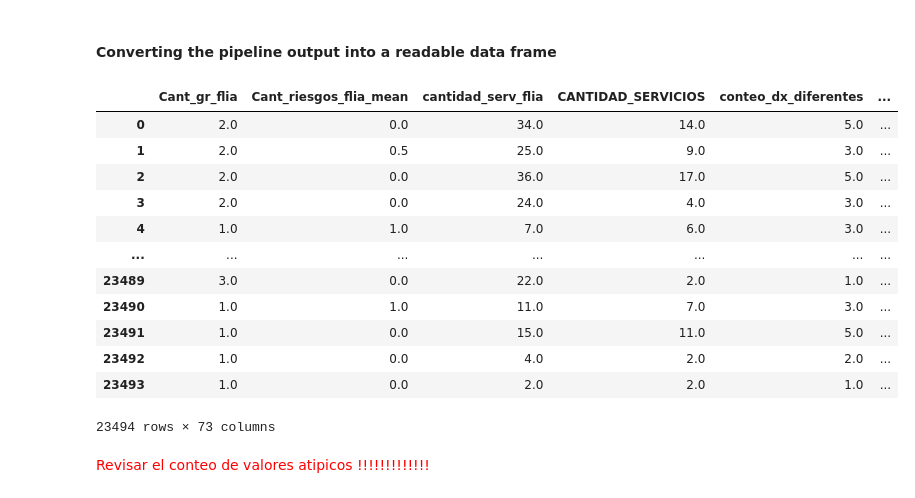
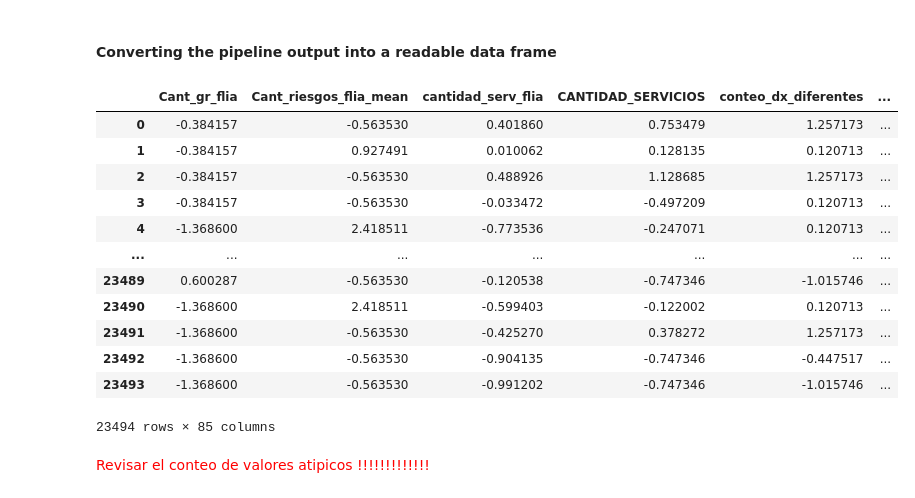
Before and after one commit to Daniel1martinez2/prostate_challenge_FDA, a Jupyter notebook: submission copy.ipynb, the cells around one changed output. Cells and saved outputs as stored; diff of their text form; code cells hidden in the pictures.

```diff
--- a/submission copy.ipynb
+++ b/submission copy.ipynb
@@ -86,7 +118,8 @@ numeric_columns = [
     'Intercepto_flia',
     'Target',
     'Cant_Fliar_CP',
-    'Cant_Fliar_riesgos'
+    'Cant_Fliar_riesgos',
+    'RIESGOS',
 ]
 
 categorical_columns = [
@@ -106,7 +139,6 @@ categorical_columns = [
     'HIPERTENSION',
     'HIPERTENSION_FAMILIAR',
     'OTROS_ANTECEDENTES_VASCULARES',
-    'RIESGOS',
     'ESTADO_CIVI',
     'estrato',
     'parentesco',
@@ -210,34 +212,33 @@ After dropping additional features, including `'Cant_Fliar_riesgos'`, `'Cant_Fli
 ## Preprocessing Pipeline_________________________________________________
 # %%
 updated_numeric_columns = [col for col in numeric_columns if col not in features_to_drop]
-updated_ordinal_columns = [col for col in ordinal_columns if col not in features_to_drop]
-updated_nominal_columns = [col for col in nominal_columns if col not in features_to_drop]
+updated_categorical_columns = [col for col in categorical_columns if col not in features_to_drop]
 # %%
+
+
+# Definir transformador para columnas numéricas
 numeric_transformer = Pipeline(steps=[
-    ('imputer', SimpleImputer(strategy='mean')),
-    ('winsorizer', Winsorizer(capping_method='quantiles', tail='right', fold=0.05)),
+    ('imputer', SimpleImputer(strategy='mean')),  # Imputación de valores faltantes
+    ('winsorizer', Winsorizer(capping_method='quantiles', tail='right', fold=0.05)),  # Manejo de outliers
+    ('scaler', StandardScaler())  # Estandarización
 ])
 
-ordinal_transformer = Pipeline(steps=[
-    ('imputer', SimpleImputer(strategy='most_frequent')),
-    ('ordinal_encoder', OrdinalEncoder(handle_unknown='use_encoded_value', unknown_value=-1))
+# Definir transformador para columnas categóricas
+categorical_transformer = Pipeline(steps=[
+    ('imputer', SimpleImputer(strategy='most_frequent')),  # Imputación de valores faltantes
+    ('onehot', OneHotEncoder(handle_unknown='ignore'))  # Codificación OneHot
 ])
 
-nominal_transformer = Pipeline(steps=[
-    ('imputer', SimpleImputer(strategy='most_frequent')),
-    ('onehot', OneHotEncoder(handle_unknown='ignore'))
-])
-
+# Crear el preprocesador con ColumnTransformer
 preprocessor = ColumnTransformer(
     transformers=[
-        ('num', numeric_transformer, updated_numeric_columns),
-        ('ord', ordinal_transformer, updated_ordinal_columns),
-        ('nom', nominal_transformer, updated_nominal_columns)
+        ('num', numeric_transformer, updated_numeric_columns),  # Transformaciones numéricas
+        ('cat', categorical_transformer, updated_categorical_columns)  # Transformaciones categóricas
     ]
 )
 
+# Crear el pipeline completo
 pipeline = Pipeline(steps=[
-    ('drop_columns', 'passthrough'),
     ('preprocessor', preprocessor)
 ])
 # %% [markdown]
@@ -252,28 +253,31 @@ X_train_transformed = pipeline.transform(X)
 # %% [markdown]
 #### Converting the pipeline output into a readable data frame
 # %%
+# Combinar las columnas numéricas transformadas con las columnas categóricas transformadas
 transformed_columns = (
-    updated_numeric_columns +
-    updated_ordinal_columns +
-    list(pipeline.named_steps['preprocessor'].transformers_[2][1]['onehot'].get_feature_names_out(updated_nominal_columns))
+    updated_numeric_columns +  # Columnas numéricas no cambian
+    list(pipeline.named_steps['preprocessor'].transformers_[1][1]['onehot'].get_feature_names_out(updated_categorical_columns))  # Columnas categóricas transformadas
 )
 
+# Crear un nuevo DataFrame con las columnas transformadas
 X_train_transformed_df = pd.DataFrame(X_train_transformed, columns=transformed_columns)
+
+# Mostrar el DataFrame transformado
 X_train_transformed_df
 # %% [output]
 |  | Cant_gr_flia | Cant_riesgos_flia_mean | cantidad_serv_flia | CANTIDAD_SERVICIOS | conteo_dx_diferentes | ... |
-| 0 | 2.0 | 0.0 | 34.0 | 14.0 | 5.0 | ... |
-| 1 | 2.0 | 0.5 | 25.0 | 9.0 | 3.0 | ... |
-| 2 | 2.0 | 0.0 | 36.0 | 17.0 | 5.0 | ... |
-| 3 | 2.0 | 0.0 | 24.0 | 4.0 | 3.0 | ... |
-| 4 | 1.0 | 1.0 | 7.0 | 6.0 | 3.0 | ... |
+| 0 | -0.384157 | -0.563530 | 0.401860 | 0.753479 | 1.257173 | ... |
+| 1 | -0.384157 | 0.927491 | 0.010062 | 0.128135 | 0.120713 | ... |
+| 2 | -0.384157 | -0.563530 | 0.488926 | 1.128685 | 1.257173 | ... |
+| 3 | -0.384157 | -0.563530 | -0.033472 | -0.497209 | 0.120713 | ... |
+| 4 | -1.368600 | 2.418511 | -0.773536 | -0.247071 | 0.120713 | ... |
 | ... | ... | ... | ... | ... | ... | ... |
-| 23489 | 3.0 | 0.0 | 22.0 | 2.0 | 1.0 | ... |
-| 23490 | 1.0 | 1.0 | 11.0 | 7.0 | 3.0 | ... |
-| 23491 | 1.0 | 0.0 | 15.0 | 11.0 | 5.0 | ... |
-| 23492 | 1.0 | 0.0 | 4.0 | 2.0 | 2.0 | ... |
-| 23493 | 1.0 | 0.0 | 2.0 | 2.0 | 1.0 | ... |
+| 23489 | 0.600287 | -0.563530 | -0.120538 | -0.747346 | -1.015746 | ... |
+| 23490 | -1.368600 | 2.418511 | -0.599403 | -0.122002 | 0.120713 | ... |
+| 23491 | -1.368600 | -0.563530 | -0.425270 | 0.378272 | 1.257173 | ... |
+| 23492 | -1.368600 | -0.563530 | -0.904135 | -0.747346 | -0.447517 | ... |
+| 23493 | -1.368600 | -0.563530 | -0.991202 | -0.747346 | -1.015746 | ... |
-23494 rows × 73 columns
+23494 rows × 85 columns
 # %% [markdown]
 <span style="color:red">Revisar el conteo de valores atipicos !!!!!!!!!!!!!</span>
 # %%
```
Also changed, not shown: parts of 23 cells of this notebook.
